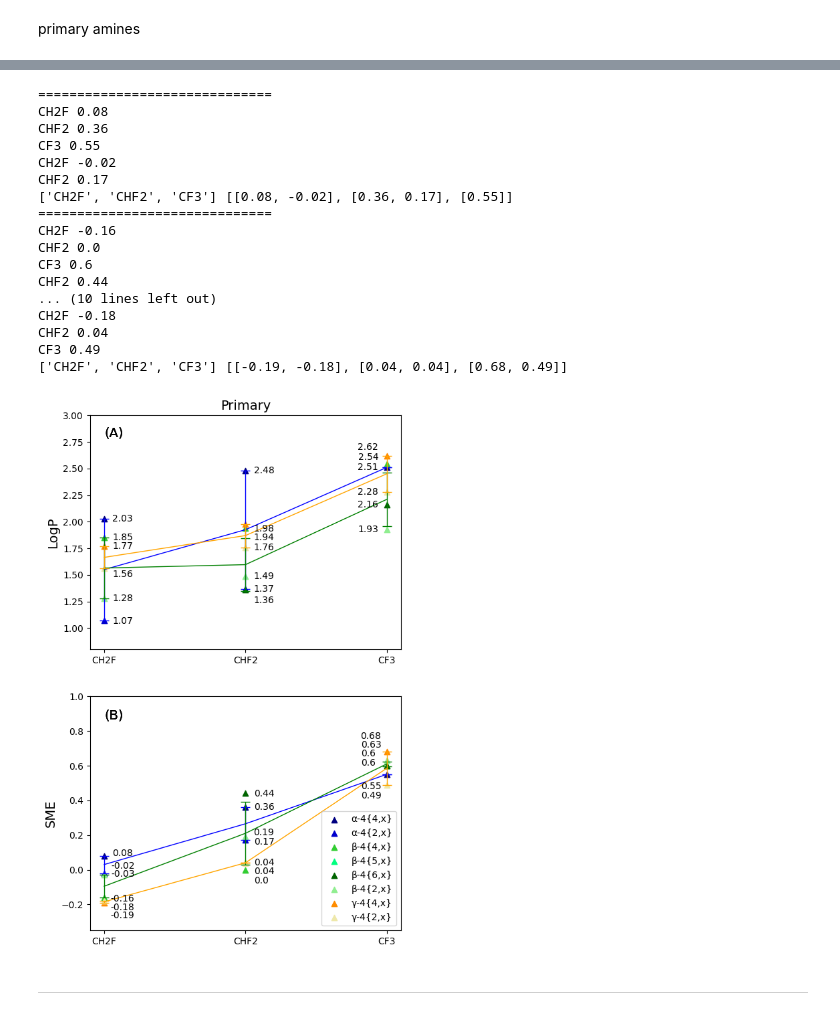
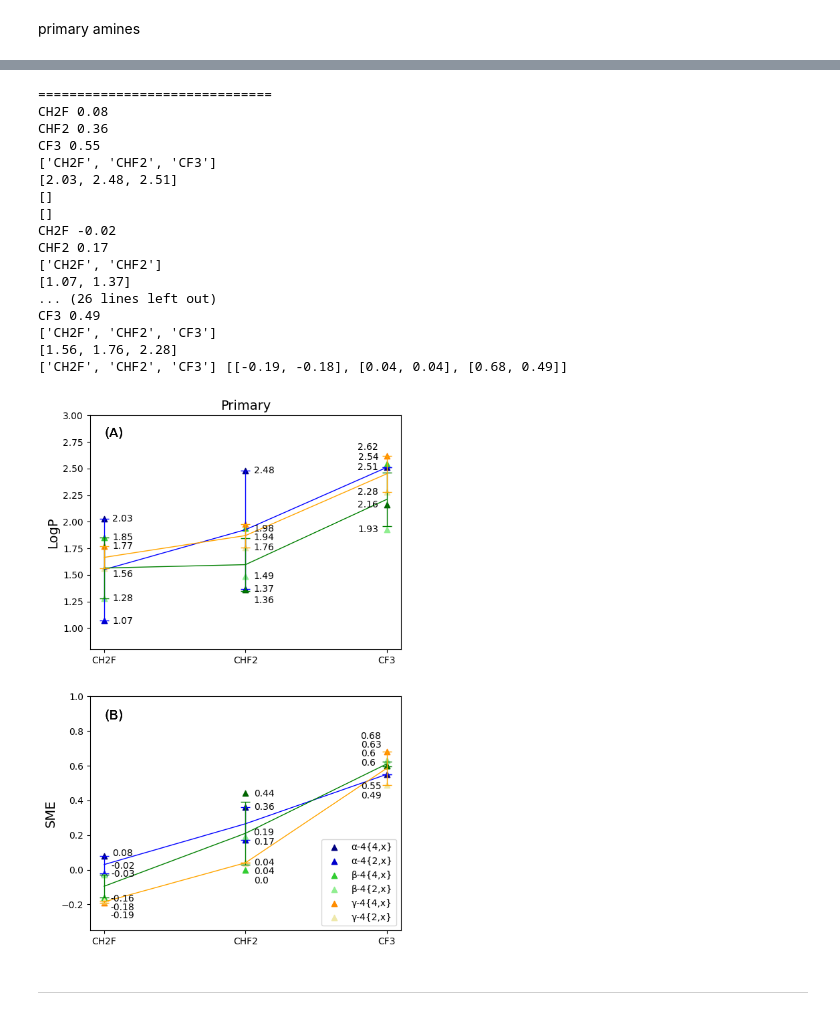
Before and after one commit to blackthorn-ai/XAI_Chem, a Jupyter notebook: ml_part/lrp/logP/notebooks/logp_SME_combined_plot_for_each_molecule_type_separate_models_for_each_molecule.ipynb, the cells around one changed output, grey strips where cells are left out. Saved outputs shown, nothing was run; the diff lists cells and outputs as text; code cells hidden in the pictures.

```diff
--- a/ml_part/lrp/logP/notebooks/logp_SME_combined_plot_for_each_molecule_type_separate_models_for_each_molecule.ipynb
+++ b/ml_part/lrp/logP/notebooks/logp_SME_combined_plot_for_each_molecule_type_separate_models_for_each_molecule.ipynb
@@ -368,16 +368,24 @@ for distance_global in range(1, 4):
                 y_shift = 1
             elif y_relevance[i] == 0.25:
                 y_shift = 0
+            elif y_relevance[i] == 0.21:
+                y_shift = -3
+            elif y_relevance[i] == 0.15:
+                y_shift = -4
+            elif y_relevance[i] == 0.1:
+                y_shift = -5
 
             # CF3
+            elif y_relevance[i] == 0.91:
+                y_shift = -3
             elif y_relevance[i] == 0.73:
                 y_shift = 14
             elif y_relevance[i] == 0.72:
                 y_shift = 5
             elif y_relevance[i] == 0.58:
-                y_shift = -9
+                y_shift = -10
             elif y_relevance[i] == 0.59:
-                y_shift = -3
+                y_shift = -2
 
             ax1.annotate(f"{str(y_relevance[i])}", (X_local[i], y_relevance[i]), xytext=(x_shift, y_shift), textcoords='offset points', ha='center')
 
@@ -437,12 +445,13 @@ for distance_global in range(1, 4):
         ax1.errorbar(X[i], mean_Y[i], yerr=std_deviation_Y[i], color=line_color[distance_global], capsize=5, elinewidth=1, markeredgewidth=1)
     # ax1.set_xlabel("Fluorine groups")
     # ax1.set_ylabel("SME", fontsize=14)
-    ax1.set_ylim(-0.35, 1)
+    # ax1.set_ylim(-0.35, 1)
+    ax1.set_ylim(-0.7, 1)
 
     mean_logP_Y = [np.array(i).mean() for i in Y_logP]
     std_deviation_logP_Y = [np.array(i).std() for i in Y_logP]
 
-    ax2.set_ylim(0.8, 3)
+    ax2.set_ylim(0.8, 3.05)
     ax2.plot(X, mean_logP_Y, linestyle='-', color=line_color[distance_global], label=label[distance_global], linewidth=1)
     for i in range(len(X)):
         ax2.errorbar(X[i], mean_logP_Y[i], yerr=std_deviation_logP_Y[i], color=line_color[distance_global], capsize=5, elinewidth=1, markeredgewidth=1)
@@ -450,11 +459,11 @@ for distance_global in range(1, 4):
     # ax2.set_ylabel("LogP", fontsize=14)
     ax2.set_title("Secondary", fontsize=14)
 
-    ax1.legend(loc='lower right')
+    ax1.legend(loc='lower right', ncols=2)
     # ax2.legend()
 
-    ax2.text(0.0, 2.8, '(C)', fontsize = 14)
-    ax1.text(0.0, 0.87, '(D)', fontsize = 14)
+    ax2.text(0.0, 2.8, '(I)', fontsize = 14)
+    ax1.text(0.0, 0.87, '(J)', fontsize = 14)
 
 
 plt.show()
@@ -631,13 +640,17 @@ for distance_global in range(1, 4):
     # X_optimal = ['H', 'CHF', 'CH2F', 'gem-CF2', 'CHF2', 'CF3']
     for SMILES, distance in smiles_to_distance_to_nitrogen.items():
         logP_value = SMILES_to_logP[SMILES]
+        f_group = SMILES_to_fgroup[SMILES]
+
+        if f_group not in X_optimal:
+            continue
 
         if distance != distance_global:
             continue
 
         if 'cyclopropane' == SMILES_to_cycle_type[SMILES]:
 
-            f_group = SMILES_to_fgroup[SMILES]
+
             if f_group in cyclopropane:
                 cyclopropane[distance_global][f_group].append(relevances_fluorine[SMILES])
                 cyclopropane_logP[distance_global][f_group].append(SMILES_to_logP[SMILES])
@@ -655,7 +668,7 @@ for distance_global in range(1, 4):
             else:
                 cyclohexan[distance_global][f_group] = [relevances_fluorine[SMILES]]
                 cyclohexan_logP[distance_global][f_group] = [SMILES_to_logP[SMILES]]
-            # print("cyclohexane", f_group, SMILES, logP_value, relevances_fluorine[SMILES])
+            print("cyclohexane", f_group, SMILES, logP_value, relevances_fluorine[SMILES])
 
         if 'cycloheptane' == SMILES_to_cycle_type[SMILES]:
 
@@ -666,7 +679,7 @@ for distance_global in range(1, 4):
             else:
                 cycloheptane[distance_global][f_group] = [relevances_fluorine[SMILES]]
                 cycloheptane_logP[distance_global][f_group] = [SMILES_to_logP[SMILES]]
-            # print("cyclohexane", f_group, SMILES, logP_value, relevances_fluorine[SMILES])
+            print("cycloheptane", f_group, SMILES, logP_value, relevances_fluorine[SMILES])
 
         elif 'cyclopentane' == SMILES_to_cycle_type[SMILES]:
 
@@ -711,9 +724,9 @@ for distance_global in range(1, 4):
     is_cf3 = False
     for molecule_group, color, label, logP_dict in [(cyclobutane, cyclobutane_color, cyclobutane_name, cyclobutane_logP),
                                                     (cyclopropane, cyclopropane_color, cyclopropane_name, cyclopropane_logP),
-                                                    (cyclopentane, cyclopentane_color, cyclopentane_name, cyclopentane_logP),
-                                                    (cyclohexan, cyclohexan_color, cyclohexan_name, cyclohexan_logP),
-                                                    (cycloheptane, cycloheptane_color, cycloheptane_name, cycloheptane_logP),
+                                                    # (cyclopentane, cyclopentane_color, cyclopentane_name, cyclopentane_logP),
+                                                    # (cyclohexan, cyclohexan_color, cyclohexan_name, cyclohexan_logP),
+                                                    # (cycloheptane, cycloheptane_color, cycloheptane_name, cycloheptane_logP),
                                                     (methane, methane_color, methane_name, methane_logP)
                                                     ]:
         y_relevance, y_logP, X_local = [], [], []
@@ -785,6 +798,8 @@ for distance_global in range(1, 4):
             ax1.annotate(f"{str(y_relevance[i])}", (X_local[i], y_relevance[i]), xytext=(x_shift, y_shift), textcoords='offset points', ha='center')
             print(X_local[i], y_relevance[i])
 
+        print(X_local)
+        print(y_logP)
         ax2.scatter(X_local, y_logP, marker='^', linestyle='-', color=color[distance_global], label=label[distance_global])
         for i in range(len(X_local)):
             x_shift, y_shift = 20, -3
@@ -840,43 +855,43 @@ for distance_global in range(1, 4):
 
     ax2.set_ylim(0.8, 3)
     ax2.set_ylabel("LogP", fontsize=14)
     ax2.plot(X, mean_logP_Y, linestyle='-', color=line_color[distance_global], label="_no_legend", linewidth=1)
     for i in range(len(X)):
         ax2.errorbar(X[i], mean_logP_Y[i], yerr=std_deviation_logP_Y[i], color=line_color[distance_global], capsize=5, elinewidth=1, markeredgewidth=1)
     # ax2.set_xlabel("Fluorine groups")
     ax2.set_title("Primary", fontsize=14)
 
     handles, labels = ax1.get_legend_handles_labels()
     handles = [h[0] if isinstance(h, container.ErrorbarContainer) else h for h in handles]
 
     ax1.legend(loc='lower right')
     # ax2.legend()
 
     ax2.text(0.0, 2.8, '(A)', fontsize = 14)
     ax1.text(0.0, 0.87, '(B)', fontsize = 14)
 
 
 
 # plt.show()
 # %% [output]
 ==============================
 CH2F 0.08
 CHF2 0.36
 CF3 0.55
+['CH2F', 'CHF2', 'CF3']
+[2.03, 2.48, 2.51]
+[]
+[]
 CH2F -0.02
 CHF2 0.17
-['CH2F', 'CHF2', 'CF3'] [[0.08, -0.02], [0.36, 0.17], [0.55]]
-==============================
-CH2F -0.16
-CHF2 0.0
-CF3 0.6
-CHF2 0.44
-... (10 lines left out)
-CH2F -0.18
-CHF2 0.04
+['CH2F', 'CHF2']
+[1.07, 1.37]
+... (26 lines left out)
 CF3 0.49
+['CH2F', 'CHF2', 'CF3']
+[1.56, 1.76, 2.28]
 ['CH2F', 'CHF2', 'CF3'] [[-0.19, -0.18], [0.04, 0.04], [0.68, 0.49]]
-[figure, old version]
+[figure, new version]
 # %% [markdown]
 --------
 # %% [markdown]
```
Also changed, not shown: parts of 1 cell of this notebook, 19 other files.
